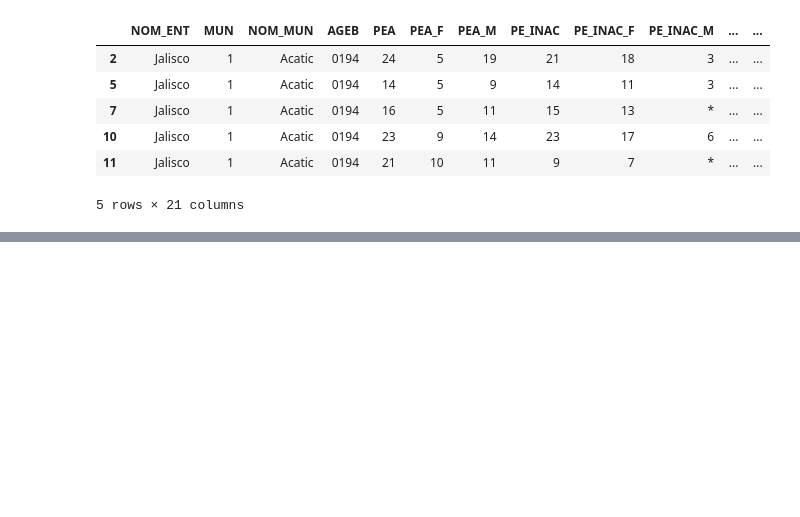
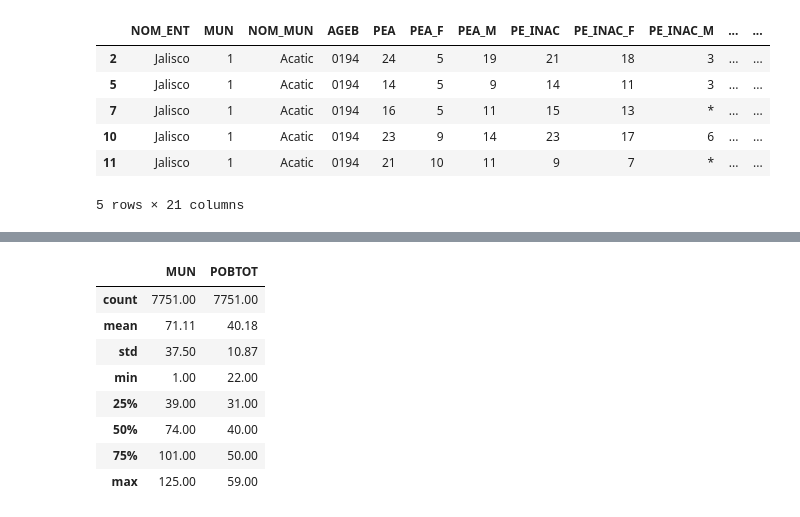
Before and after one commit to Jorge9555/Mexico-Survey-Project, a Jupyter notebook: INEGI_Jalisco_Survey.ipynb, the cells around one changed output, grey strips where cells are left out. Cells and saved outputs as stored; diff of their text form; code cells hidden in the pictures; blank space fills up the shorter version.

```diff
--- a/INEGI_Jalisco_Survey.ipynb
+++ b/INEGI_Jalisco_Survey.ipynb
@@ -103,0 +178,12 @@ Q2_Pueblos.head()
+# %%
+Q2_Pueblos.describe()
+# %% [output]
+|  | MUN | POBTOT |
+| count | 7751.00 | 7751.00 |
+| mean | 71.11 | 40.18 |
+| std | 37.50 | 10.87 |
+| min | 1.00 | 22.00 |
+| 25% | 39.00 | 31.00 |
+| 50% | 74.00 | 40.00 |
+| 75% | 101.00 | 50.00 |
+| max | 125.00 | 59.00 |
```
Also changed, not shown: parts of 13 cells of this notebook.
